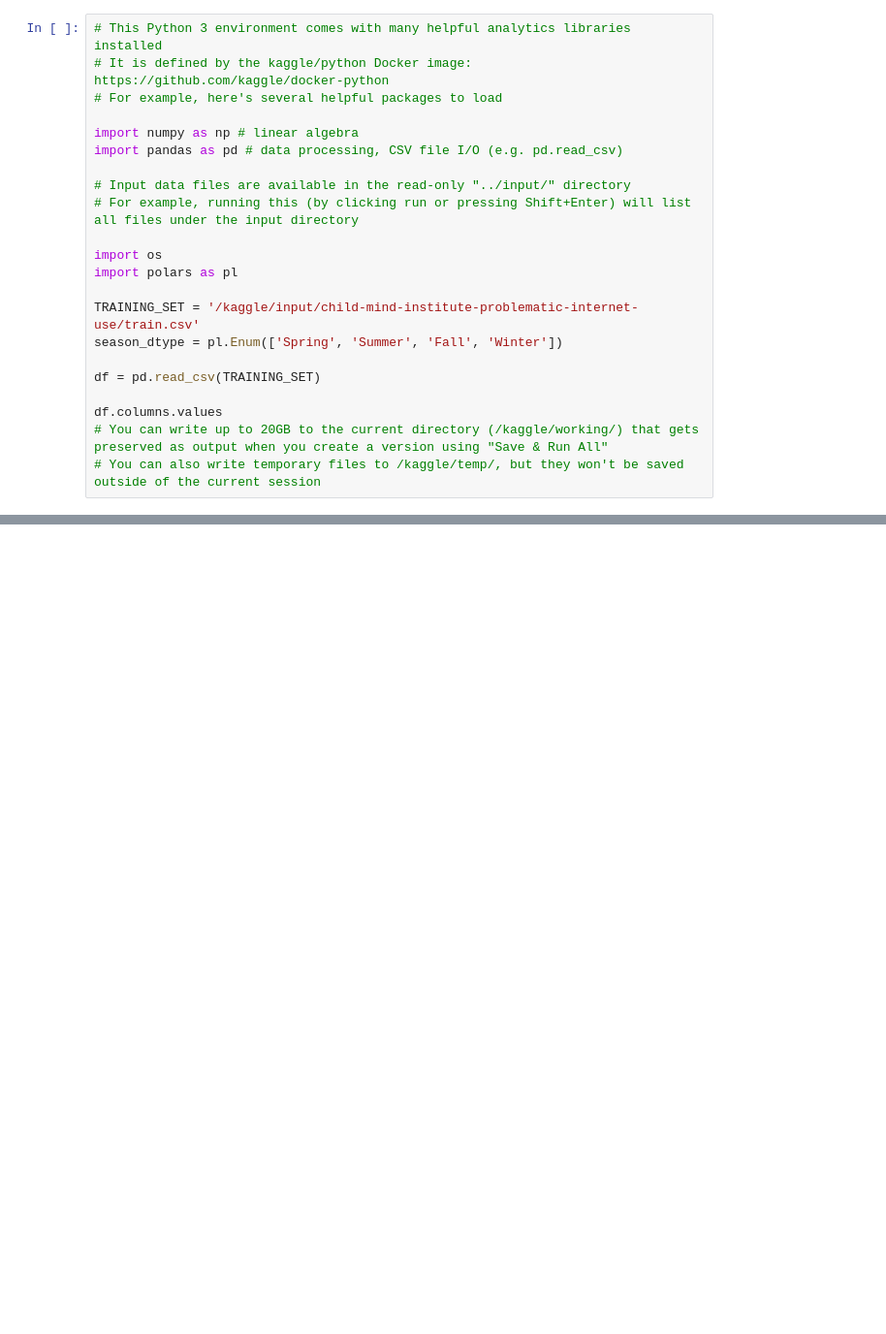
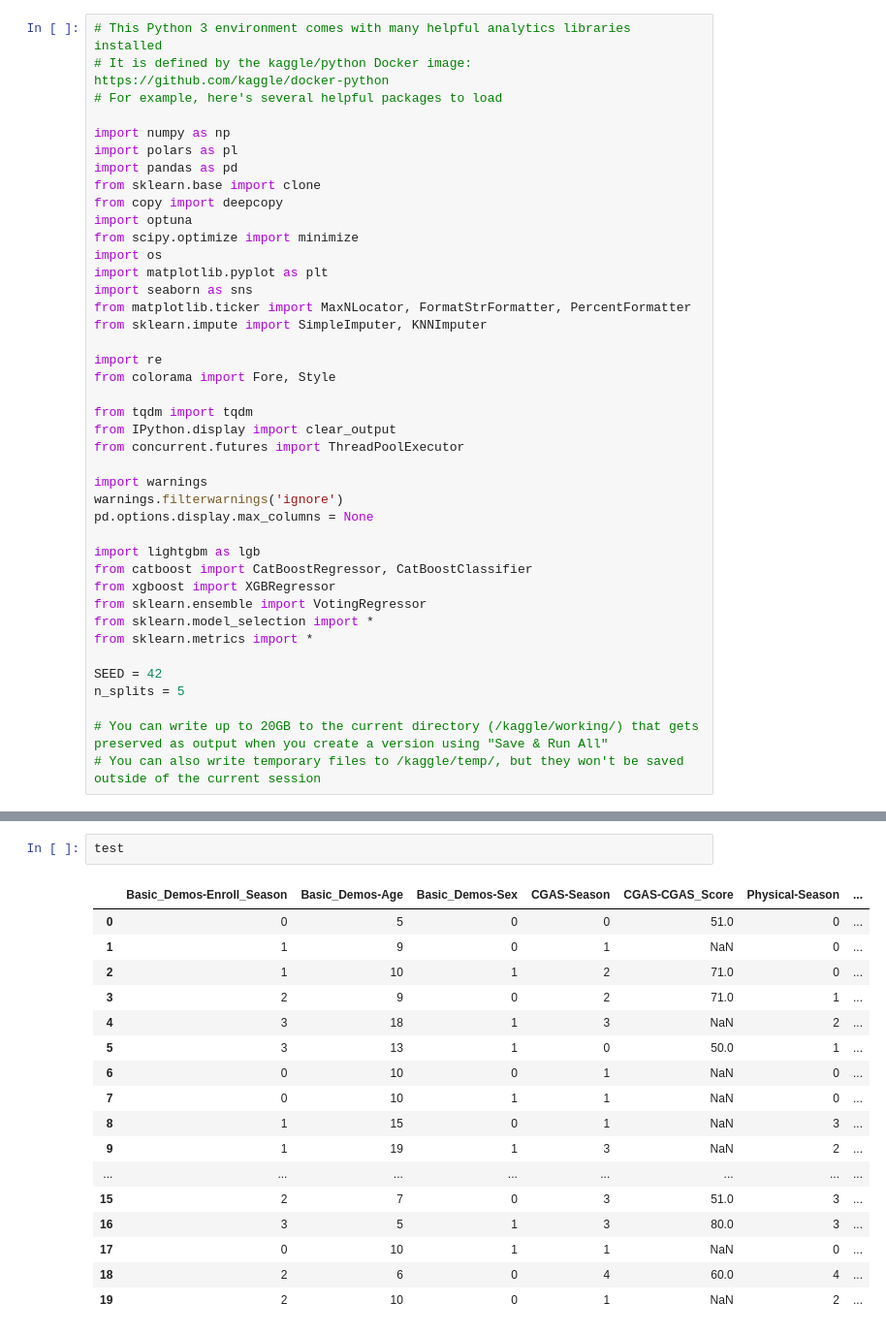
Before and after one commit to Tenebris4/cmi, a Jupyter notebook: cmi-night-wolves.ipynb, the cells around one changed output, grey strips where cells are left out. Shown at 97% size. Saved outputs shown, nothing was run; the diff lists cells and outputs as text; blank space fills up the shorter version.

Commit message:
Kaggle Notebook | cmi-night-wolves | Added to csv submission

```diff
--- a/cmi-night-wolves.ipynb
+++ b/cmi-night-wolves.ipynb
@@ -5,20 +3,39 @@
 # It is defined by the kaggle/python Docker image: https://github.com/kaggle/docker-python
 # For example, here's several helpful packages to load
 
-import numpy as np # linear algebra
-import pandas as pd # data processing, CSV file I/O (e.g. pd.read_csv)
+import numpy as np
+import polars as pl
+import pandas as pd
+from sklearn.base import clone
+from copy import deepcopy
+import optuna
+from scipy.optimize import minimize
+import os
+import matplotlib.pyplot as plt
+import seaborn as sns
+from matplotlib.ticker import MaxNLocator, FormatStrFormatter, PercentFormatter
+from sklearn.impute import SimpleImputer, KNNImputer
 
-# Input data files are available in the read-only "../input/" directory
-# For example, running this (by clicking run or pressing Shift+Enter) will list all files under the input directory
+import re
+from colorama import Fore, Style
 
-import os
-import polars as pl
+from tqdm import tqdm
+from IPython.display import clear_output
+from concurrent.futures import ThreadPoolExecutor
 
-TRAINING_SET = '/kaggle/input/child-mind-institute-problematic-internet-use/train.csv'
-season_dtype = pl.Enum(['Spring', 'Summer', 'Fall', 'Winter'])
+import warnings
+warnings.filterwarnings('ignore')
+pd.options.display.max_columns = None
 
-df = pd.read_csv(TRAINING_SET)
+import lightgbm as lgb
+from catboost import CatBoostRegressor, CatBoostClassifier
+from xgboost import XGBRegressor
+from sklearn.ensemble import VotingRegressor
+from sklearn.model_selection import *
+from sklearn.metrics import *
 
-df.columns.values
+SEED = 42
+n_splits = 5
+
 # You can write up to 20GB to the current directory (/kaggle/working/) that gets preserved as output when you create a version using "Save & Run All"
 # You can also write temporary files to /kaggle/temp/, but they won't be saved outside of the current session
@@ -42,0 +320,20 @@ array(['id', 'Basic_Demos-Enroll_Season', 'Basic_Demos-Age',
+# %%
+test
+# %% [output]
+|  | Basic_Demos-Enroll_Season | Basic_Demos-Age | Basic_Demos-Sex | CGAS-Season | CGAS-CGAS_Score | Physical-Season | ... |
+| 0 | 0 | 5 | 0 | 0 | 51.0 | 0 | ... |
+| 1 | 1 | 9 | 0 | 1 | NaN | 0 | ... |
+| 2 | 1 | 10 | 1 | 2 | 71.0 | 0 | ... |
+| 3 | 2 | 9 | 0 | 2 | 71.0 | 1 | ... |
+| 4 | 3 | 18 | 1 | 3 | NaN | 2 | ... |
+| 5 | 3 | 13 | 1 | 0 | 50.0 | 1 | ... |
+| 6 | 0 | 10 | 0 | 1 | NaN | 0 | ... |
+| 7 | 0 | 10 | 1 | 1 | NaN | 0 | ... |
+| 8 | 1 | 15 | 0 | 1 | NaN | 3 | ... |
+| 9 | 1 | 19 | 1 | 3 | NaN | 2 | ... |
+| ... | ... | ... | ... | ... | ... | ... | ... |
+| 15 | 2 | 7 | 0 | 3 | 51.0 | 3 | ... |
+| 16 | 3 | 5 | 1 | 3 | 80.0 | 3 | ... |
+| 17 | 0 | 10 | 1 | 1 | NaN | 0 | ... |
+| 18 | 2 | 6 | 0 | 4 | 60.0 | 4 | ... |
+| 19 | 2 | 10 | 0 | 1 | NaN | 2 | ... |
```
Also changed, not shown: parts of 22 cells of this notebook.
